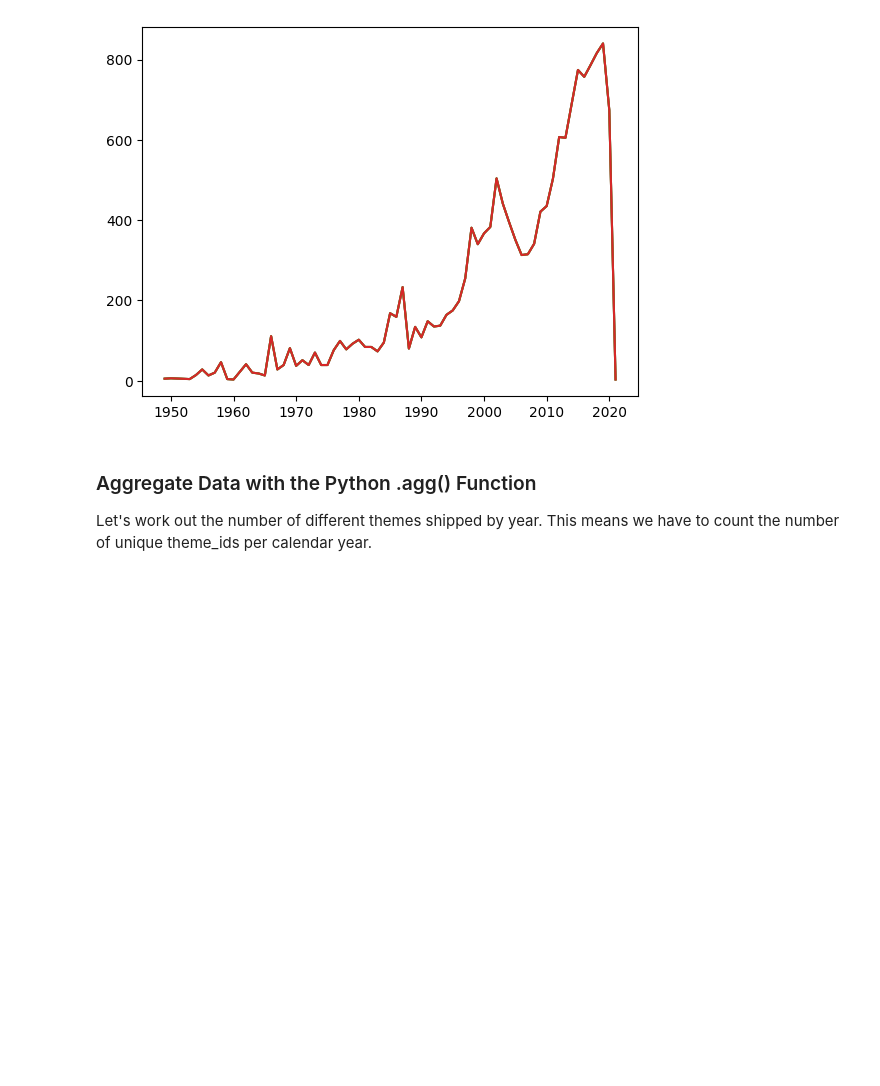
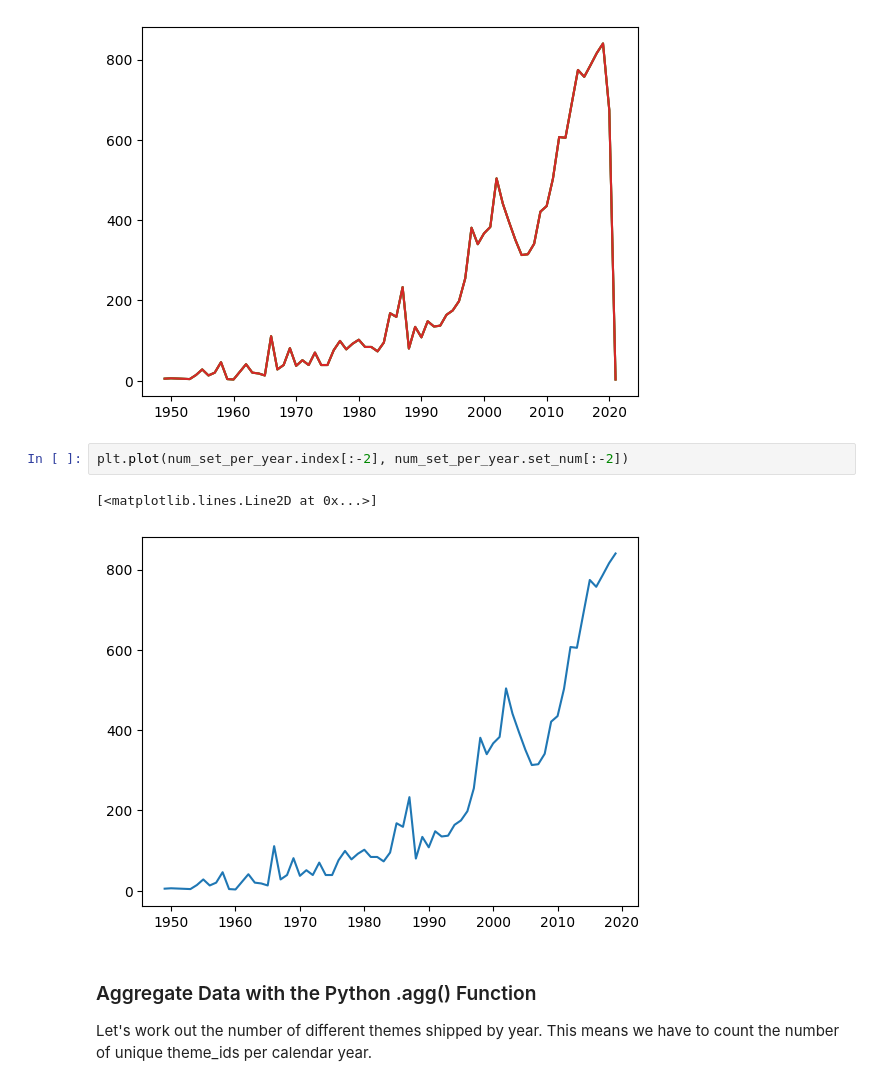
Before and after one commit to Xor01/Analyzing-LEGO-dataset, a Jupyter notebook: Lego_Analysis_for_Course_(start).ipynb, the cells around one changed output. Cells and saved outputs as stored; diff of their text form; blank space fills up the shorter version.

```diff
--- a/Lego_Analysis_for_Course_(start).ipynb
+++ b/Lego_Analysis_for_Course_(start).ipynb
@@ -165,6 +165,11 @@ plt.plot(num_set_per_year.index, num_set_per_year)
  <matplotlib.lines.Line2D at 0x...>,
  <matplotlib.lines.Line2D at 0x...>]
 [figure]
+# %%
+plt.plot(num_set_per_year.index[:-2], num_set_per_year.set_num[:-2])
+# %% [output]
+[<matplotlib.lines.Line2D at 0x...>]
+[figure, added]
 # %% [markdown]
 ### Aggregate Data with the Python .agg() Function
 
```
